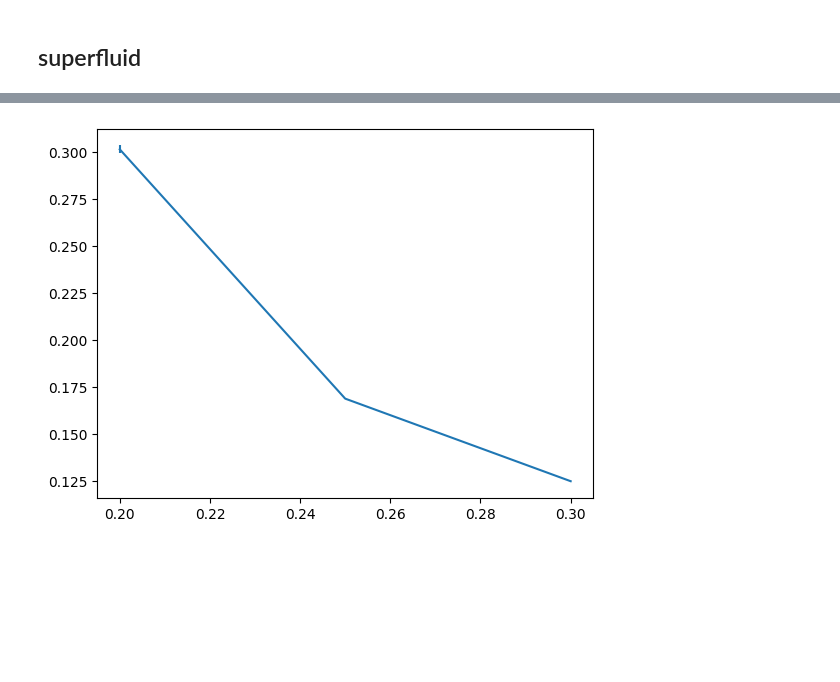
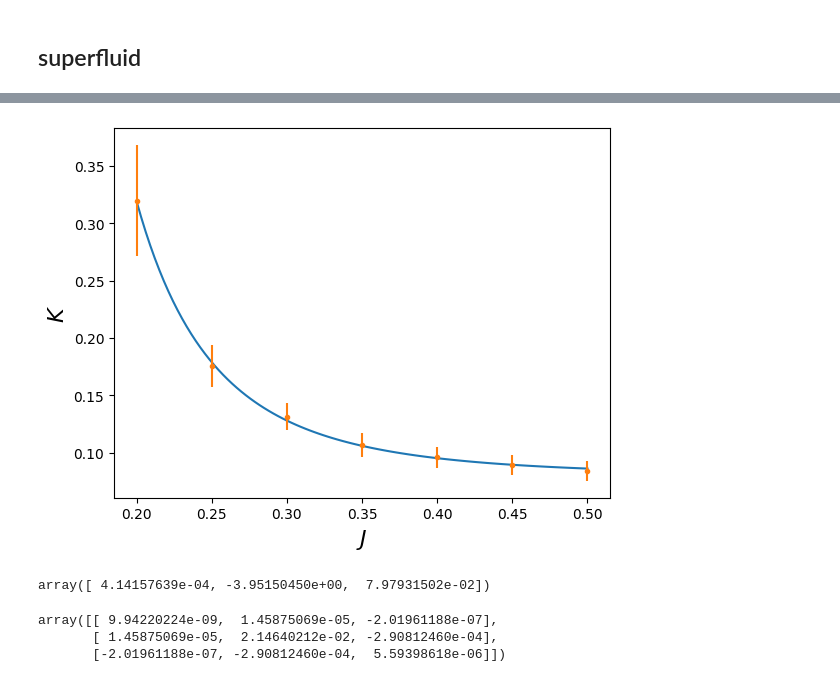
Before and after one commit to ScoomenstheMumens/Numerical-Methods-for-Physics, a Jupyter notebook: DMRG/plot_results.ipynb, the cells around one changed output, grey strips where cells are left out. Saved outputs shown, nothing was run; the diff lists cells and outputs as text; code cells hidden in the pictures; blank space fills up the shorter version.

```diff
--- a/DMRG/plot_results.ipynb
+++ b/DMRG/plot_results.ipynb
@@ -219,8 +221,28 @@ plt.show()
-# %%
-plt.errorbar(Js_corr[3:], Ks, dKs)
-plt.show()
-# %% [output]
-[figure, removed]
+# %%
+def expo(x, a, b, c):
+    return a*x**b + c
+
+result, cov = curve_fit(expo, Js_corr[first_index:last_index], Ks, p0=[0.04, -1, 0])
+
+X = np.linspace(min(Js_corr[first_index:last_index]), max(Js_corr[first_index:last_index]), 100)
+Y = expo(X, result[0], result[1], result[2])
+plt.plot(X, Y)
+plt.errorbar(Js_corr[first_index:last_index], Ks, dKs, linestyle="", marker=".")
+plt.xlabel(r"$J$", fontsize=16)
+plt.ylabel(r"$K$", fontsize=16)
+plt.show()
+# %% [output]
+[figure, added]
+# %%
+result
+# %% [output]
+array([ 4.14157639e-04, -3.95150450e+00,  7.97931502e-02])
+# %%
+cov
+# %% [output]
+array([[ 9.94220224e-09,  1.45875069e-05, -2.01961188e-07],
+       [ 1.45875069e-05,  2.14640212e-02, -2.90812460e-04],
+       [-2.01961188e-07, -2.90812460e-04,  5.59398618e-06]])
 # %%
 # insulator phase
 for i,J in enumerate(Js_corr[0:2]):
```
Also changed, not shown: parts of 2 cells of this notebook, 2 other files.
